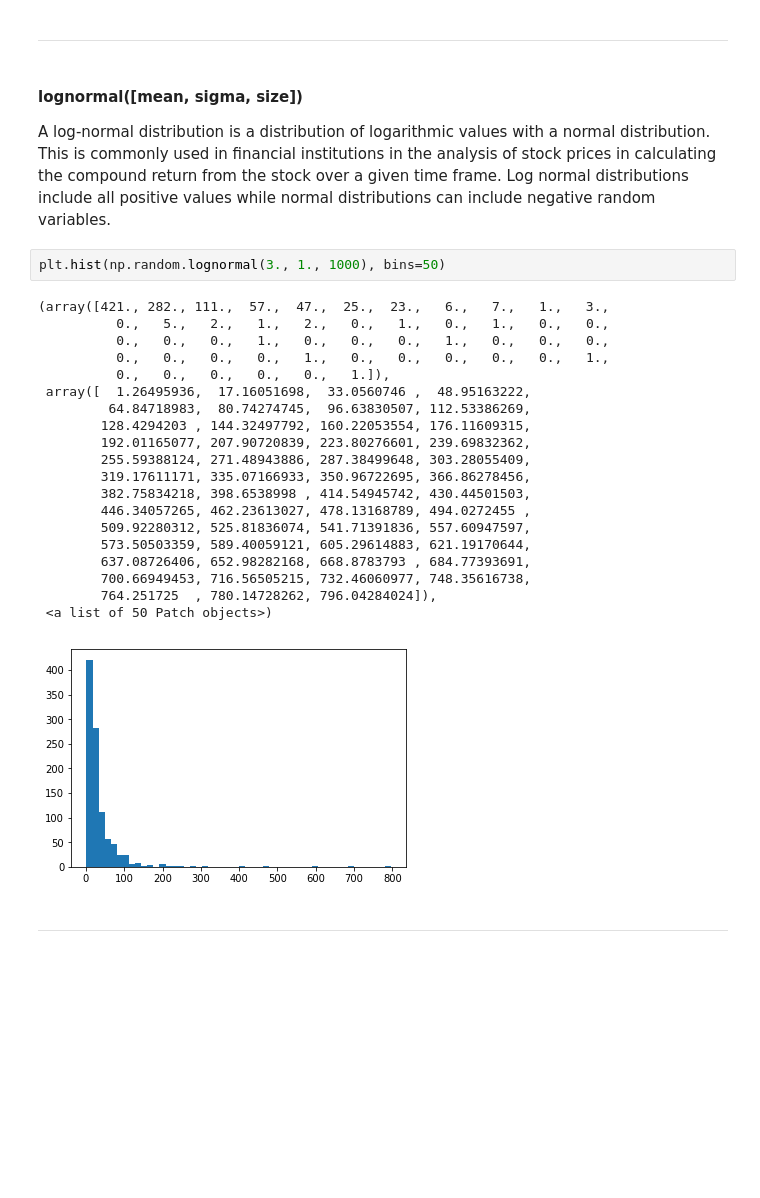
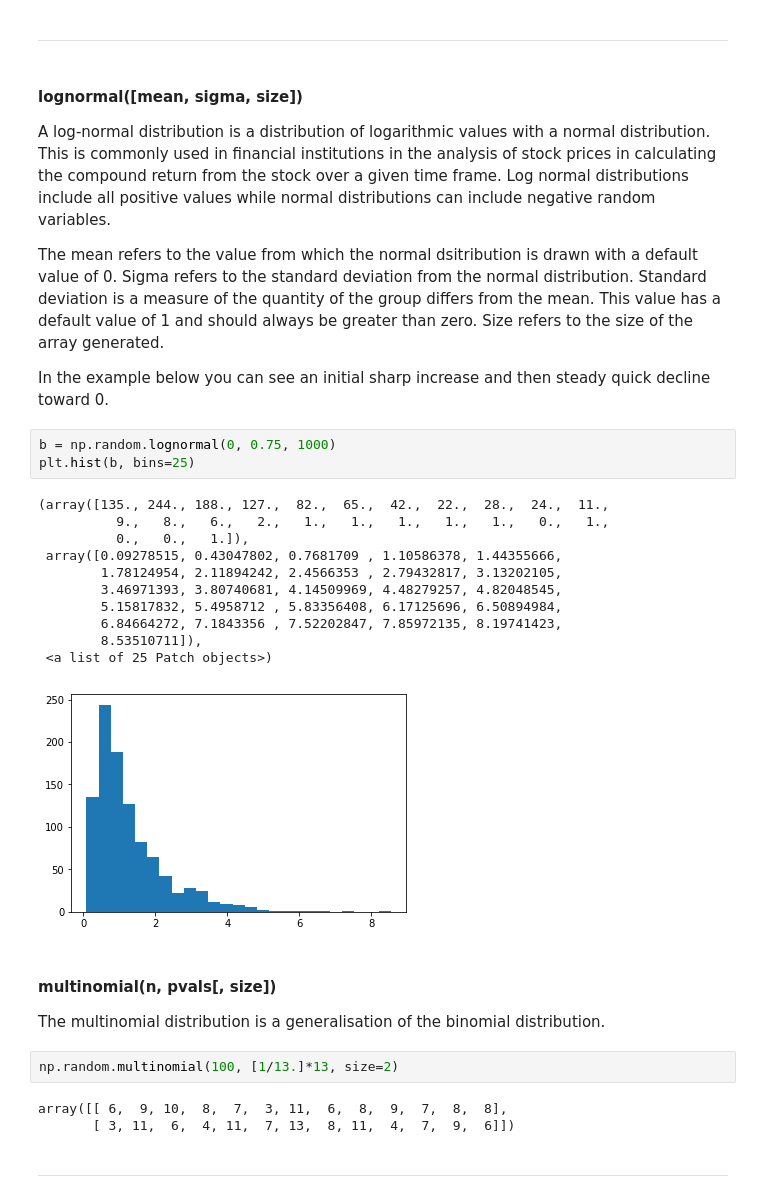
Before and after one commit to IanWafer/Programming-Assignment, a Jupyter notebook: numpy.random explained.ipynb, the cells around one changed output. Drawn from its saved outputs; the diff is of its cells as text; blank space fills up the shorter version.

```diff
--- a/numpy.random explained.ipynb
+++ b/numpy.random explained.ipynb
@@ -186,28 +189,33 @@ plt.plot(np.random.binomial(30, 1/6, 10))
 #### lognormal([mean, sigma, size])
 
 A log-normal distribution is a distribution of logarithmic values with a normal distribution. This is commonly used in financial institutions in the analysis of stock prices in calculating the compound return from the stock over a given time frame. Log normal distributions include all positive values while normal distributions can include negative random variables.
+
+The mean refers to the value from which the normal dsitribution is drawn with a default value of 0. Sigma refers to the standard deviation from the normal distribution. Standard deviation is a measure of the quantity of the group differs from the mean. This value has a default value of 1 and should always be greater than zero. Size refers to the size of the array generated.
+
+In the example below you can see an initial sharp increase and then steady quick decline toward 0.
-# %%
-plt.hist(np.random.lognormal(3., 1., 1000), bins=50)
-# %% [output]
-(array([421., 282., 111.,  57.,  47.,  25.,  23.,   6.,   7.,   1.,   3.,
-          0.,   5.,   2.,   1.,   2.,   0.,   1.,   0.,   1.,   0.,   0.,
-          0.,   0.,   0.,   1.,   0.,   0.,   0.,   1.,   0.,   0.,   0.,
-          0.,   0.,   0.,   0.,   1.,   0.,   0.,   0.,   0.,   0.,   1.,
-          0.,   0.,   0.,   0.,   0.,   1.]),
- array([  1.26495936,  17.16051698,  33.0560746 ,  48.95163222,
-         64.84718983,  80.74274745,  96.63830507, 112.53386269,
-        128.4294203 , 144.32497792, 160.22053554, 176.11609315,
-        192.01165077, 207.90720839, 223.80276601, 239.69832362,
-        255.59388124, 271.48943886, 287.38499648, 303.28055409,
-        319.17611171, 335.07166933, 350.96722695, 366.86278456,
-        382.75834218, 398.6538998 , 414.54945742, 430.44501503,
-        446.34057265, 462.23613027, 478.13168789, 494.0272455 ,
-        509.92280312, 525.81836074, 541.71391836, 557.60947597,
-        573.50503359, 589.40059121, 605.29614883, 621.19170644,
-        637.08726406, 652.98282168, 668.8783793 , 684.77393691,
-        700.66949453, 716.56505215, 732.46060977, 748.35616738,
-        764.251725  , 780.14728262, 796.04284024]),
- <a list of 50 Patch objects>)
-[figure, removed]
+# %%
+b = np.random.lognormal(0, 0.75, 1000)
+plt.hist(b, bins=25)
+# %% [output]
+(array([135., 244., 188., 127.,  82.,  65.,  42.,  22.,  28.,  24.,  11.,
+          9.,   8.,   6.,   2.,   1.,   1.,   1.,   1.,   1.,   0.,   1.,
+          0.,   0.,   1.]),
+ array([0.09278515, 0.43047802, 0.7681709 , 1.10586378, 1.44355666,
+        1.78124954, 2.11894242, 2.4566353 , 2.79432817, 3.13202105,
+        3.46971393, 3.80740681, 4.14509969, 4.48279257, 4.82048545,
+        5.15817832, 5.4958712 , 5.83356408, 6.17125696, 6.50894984,
+        6.84664272, 7.1843356 , 7.52202847, 7.85972135, 8.19741423,
+        8.53510711]),
+ <a list of 25 Patch objects>)
+[figure, added]
+# %% [markdown]
+#### multinomial(n, pvals[, size])
+
+The multinomial distribution is a generalisation of the binomial distribution.
+# %%
+np.random.multinomial(100, [1/13.]*13, size=2)
+# %% [output]
+array([[ 6,  9, 10,  8,  7,  3, 11,  6,  8,  9,  7,  8,  8],
+       [ 3, 11,  6,  4, 11,  7, 13,  8, 11,  4,  7,  9,  6]])
 # %% [markdown]
 ***
```
Also changed, not shown: parts of 12 cells of this notebook.
